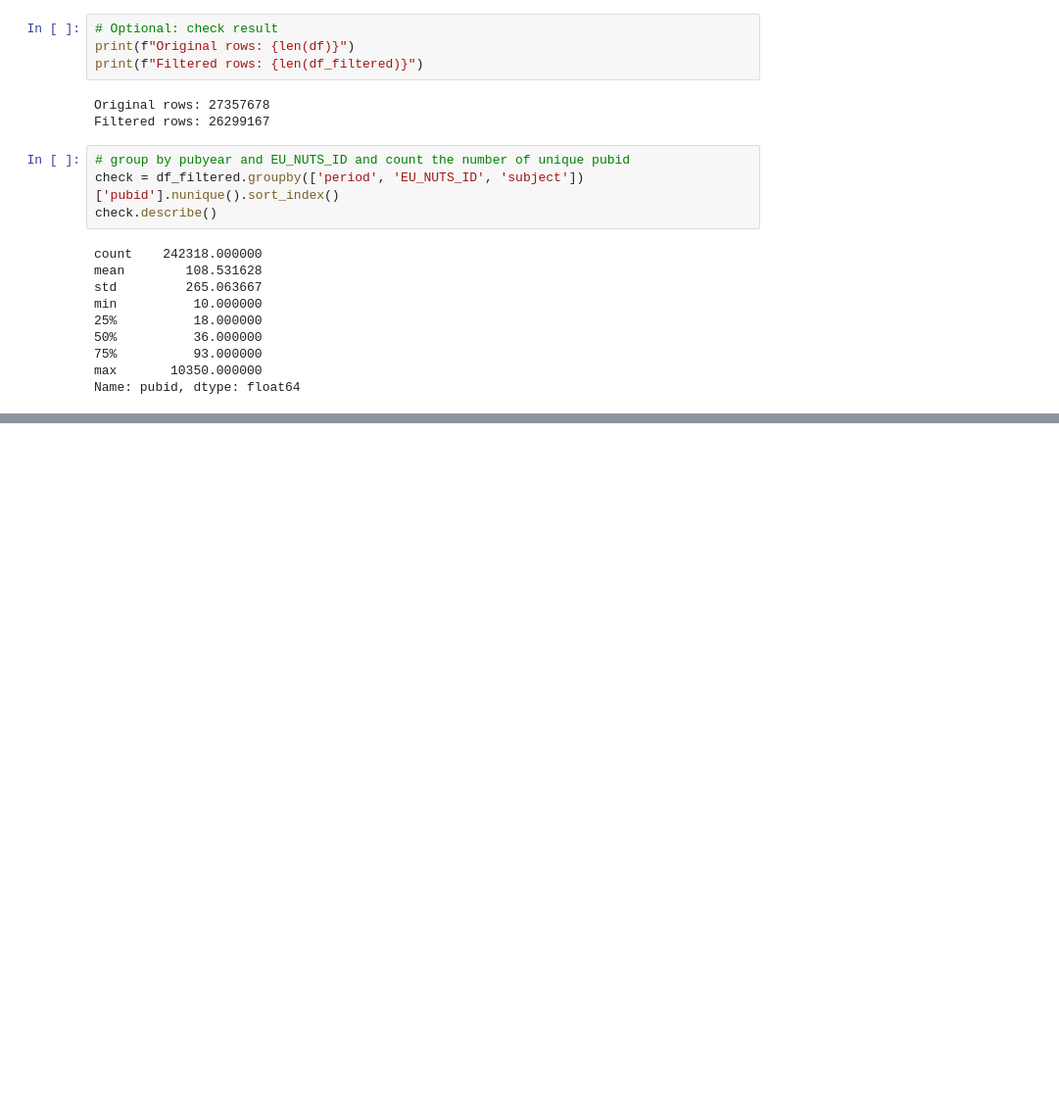
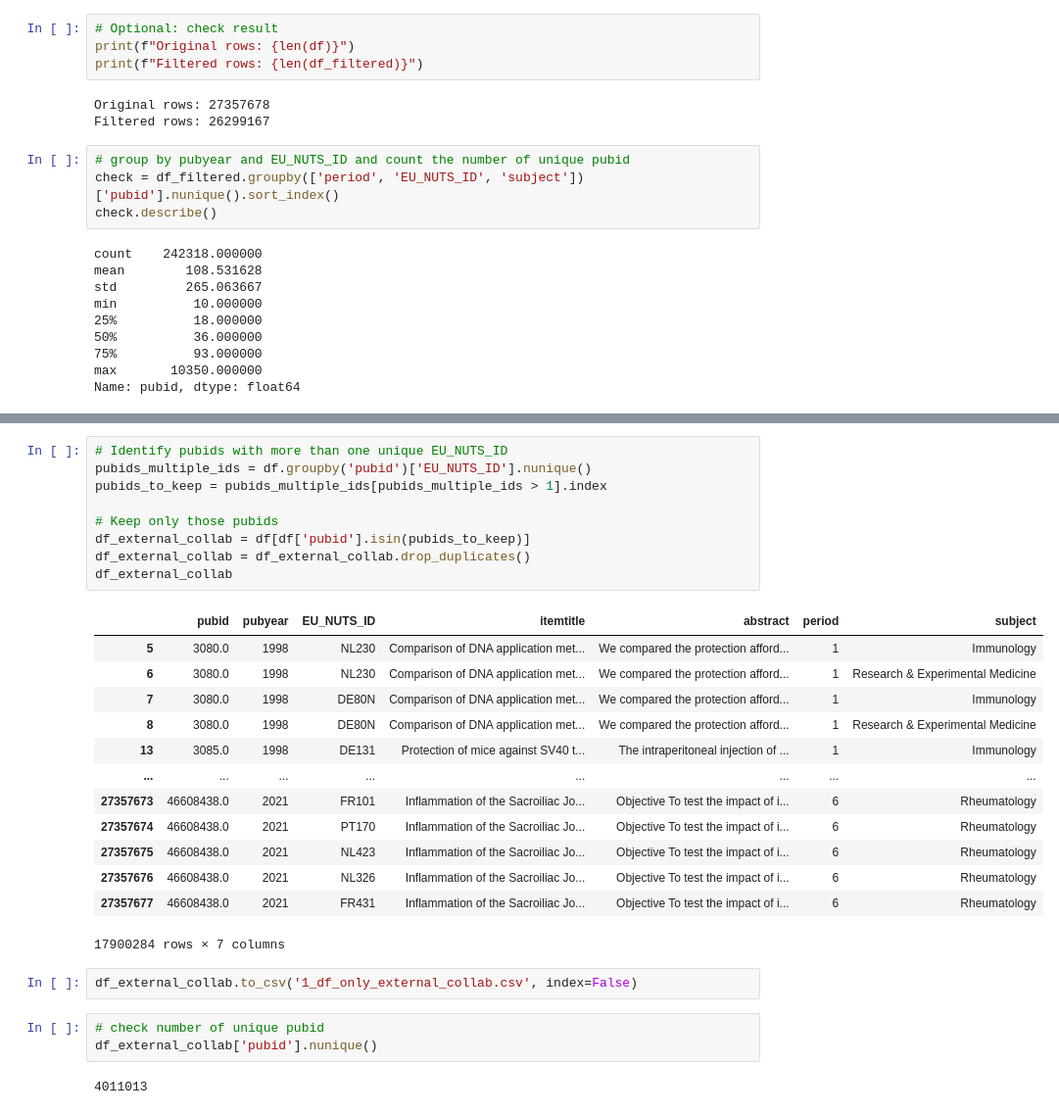
Before and after one commit to awekim/ContentNovelty, a Jupyter notebook: 1_data_construction.ipynb, the cells around one changed output, grey strips where cells are left out. Shown at 98% size. Drawn from its saved outputs; the diff is of its cells as text; blank space fills up the shorter version.

```diff
--- a/1_data_construction.ipynb
+++ b/1_data_construction.ipynb
@@ -308,0 +485,30 @@ df_filtered.to_csv('1_df_filtered.csv', index=False)
+# %%
+# Identify pubids with more than one unique EU_NUTS_ID
+pubids_multiple_ids = df.groupby('pubid')['EU_NUTS_ID'].nunique()
+pubids_to_keep = pubids_multiple_ids[pubids_multiple_ids > 1].index
+
+# Keep only those pubids
+df_external_collab = df[df['pubid'].isin(pubids_to_keep)]
+df_external_collab = df_external_collab.drop_duplicates()
+df_external_collab
+# %% [output]
+|  | pubid | pubyear | EU_NUTS_ID | itemtitle | abstract | period | subject |
+| 5 | 3080.0 | 1998 | NL230 | Comparison of DNA application met... | We compared the protection afford... | 1 | Immunology |
+| 6 | 3080.0 | 1998 | NL230 | Comparison of DNA application met... | We compared the protection afford... | 1 | Research & Experimental Medicine |
+| 7 | 3080.0 | 1998 | DE80N | Comparison of DNA application met... | We compared the protection afford... | 1 | Immunology |
+| 8 | 3080.0 | 1998 | DE80N | Comparison of DNA application met... | We compared the protection afford... | 1 | Research & Experimental Medicine |
+| 13 | 3085.0 | 1998 | DE131 | Protection of mice against SV40 t... | The intraperitoneal injection of ... | 1 | Immunology |
+| ... | ... | ... | ... | ... | ... | ... | ... |
+| 27357673 | 46608438.0 | 2021 | FR101 | Inflammation of the Sacroiliac Jo... | Objective To test the impact of i... | 6 | Rheumatology |
+| 27357674 | 46608438.0 | 2021 | PT170 | Inflammation of the Sacroiliac Jo... | Objective To test the impact of i... | 6 | Rheumatology |
+| 27357675 | 46608438.0 | 2021 | NL423 | Inflammation of the Sacroiliac Jo... | Objective To test the impact of i... | 6 | Rheumatology |
+| 27357676 | 46608438.0 | 2021 | NL326 | Inflammation of the Sacroiliac Jo... | Objective To test the impact of i... | 6 | Rheumatology |
+| 27357677 | 46608438.0 | 2021 | FR431 | Inflammation of the Sacroiliac Jo... | Objective To test the impact of i... | 6 | Rheumatology |
+17900284 rows × 7 columns
+# %%
+df_external_collab.to_csv('1_df_only_external_collab.csv', index=False)
+# %%
+# check number of unique pubid
+df_external_collab['pubid'].nunique()
+# %% [output]
+4011013
```
Also changed, not shown: parts of 23 cells of this notebook, 1 other file.
